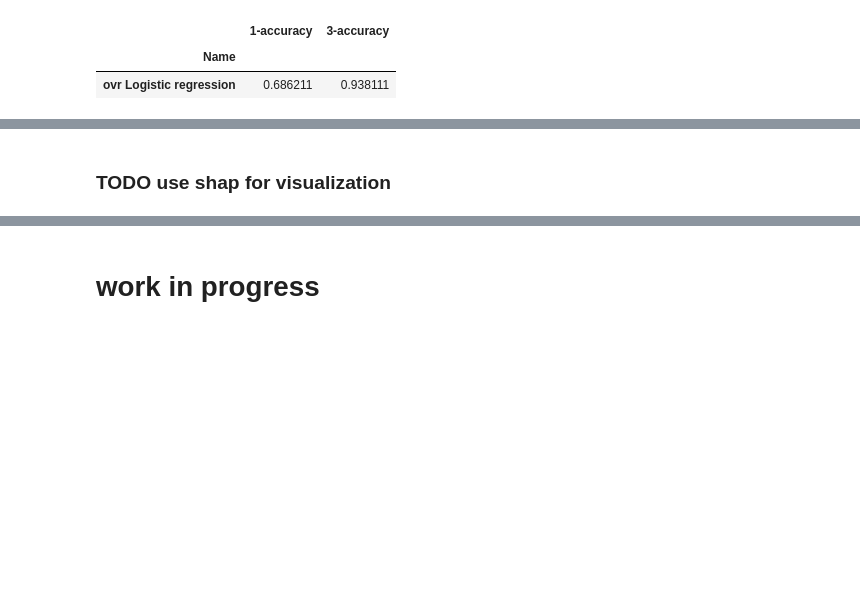
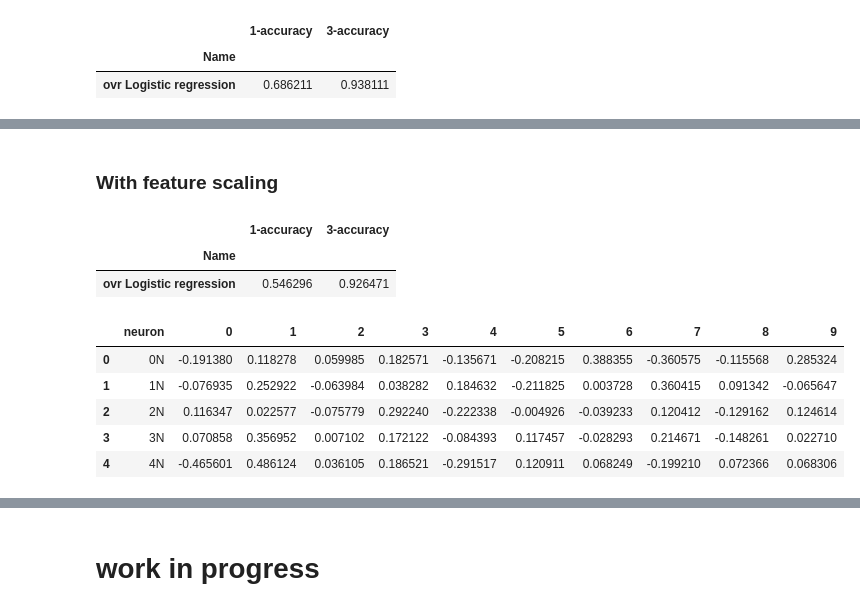
Before and after one commit to thxi/PlaceCells, a Jupyter notebook: Part_1.ipynb, the cells around one changed output, grey strips where cells are left out. Cells and saved outputs as stored; diff of their text form; code cells hidden in the pictures; blank space fills up the shorter version.

```diff
--- a/Part_1.ipynb
+++ b/Part_1.ipynb
@@ -480,3 +536,46 @@ Segment 9
 [figure]
-# %% [markdown]
-### TODO use shap for visualization
+# %% [markdown]
+### With feature scaling
+# %%
+from sklearn import preprocessing
+
+X = df.copy()
+y_train = X[:TRAIN_SIZE_NUM]['segment']
+y_test = X[TRAIN_SIZE_NUM:]['segment']
+
+X.drop(['segment', 'x', 'y'], axis='columns', inplace=True)
+X_std = preprocessing.scale(X)
+
+X_train = X_std[:TRAIN_SIZE_NUM]
+X_test = X_std[TRAIN_SIZE_NUM:]
+# %%
+lr_model = LogisticRegression(random_state=0,
+                              penalty='l2',
+                              multi_class='ovr',
+                              max_iter=1000).fit(X_train, y_train)
+
+
+y_preds = [
+    (lr_model.predict(X_test).reshape(-1), 'ovr Logistic regression')
+]
+
+pd.DataFrame([
+    [name, acc_1(y_pred, y_test), acc_3(y_pred, y_test)]
+    for y_pred, name in y_preds
+], columns=['Name', '1-accuracy', '3-accuracy']).set_index('Name')
+# %% [output]
+|  | 1-accuracy | 3-accuracy |
+| Name |  |  |
+| ovr Logistic regression | 0.546296 | 0.926471 |
+# %%
+lrn = pd.DataFrame(lr_model.coef_.T, index=X.columns)
+lrn.index.names = ['neuron']
+lrn = lrn.reset_index()
+lrn.head()
+# %% [output]
+|  | neuron | 0 | 1 | 2 | 3 | 4 | 5 | 6 | 7 | 8 | 9 |
+| 0 | 0N | -0.191380 | 0.118278 | 0.059985 | 0.182571 | -0.135671 | -0.208215 | 0.388355 | -0.360575 | -0.115568 | 0.285324 |
+| 1 | 1N | -0.076935 | 0.252922 | -0.063984 | 0.038282 | 0.184632 | -0.211825 | 0.003728 | 0.360415 | 0.091342 | -0.065647 |
+| 2 | 2N | 0.116347 | 0.022577 | -0.075779 | 0.292240 | -0.222338 | -0.004926 | -0.039233 | 0.120412 | -0.129162 | 0.124614 |
+| 3 | 3N | 0.070858 | 0.356952 | 0.007102 | 0.172122 | -0.084393 | 0.117457 | -0.028293 | 0.214671 | -0.148261 | 0.022710 |
+| 4 | 4N | -0.465601 | 0.486124 | 0.036105 | 0.186521 | -0.291517 | 0.120911 | 0.068249 | -0.199210 | 0.072366 | 0.068306 |
```
Also changed, not shown: parts of 17 cells of this notebook, 1 other file.
